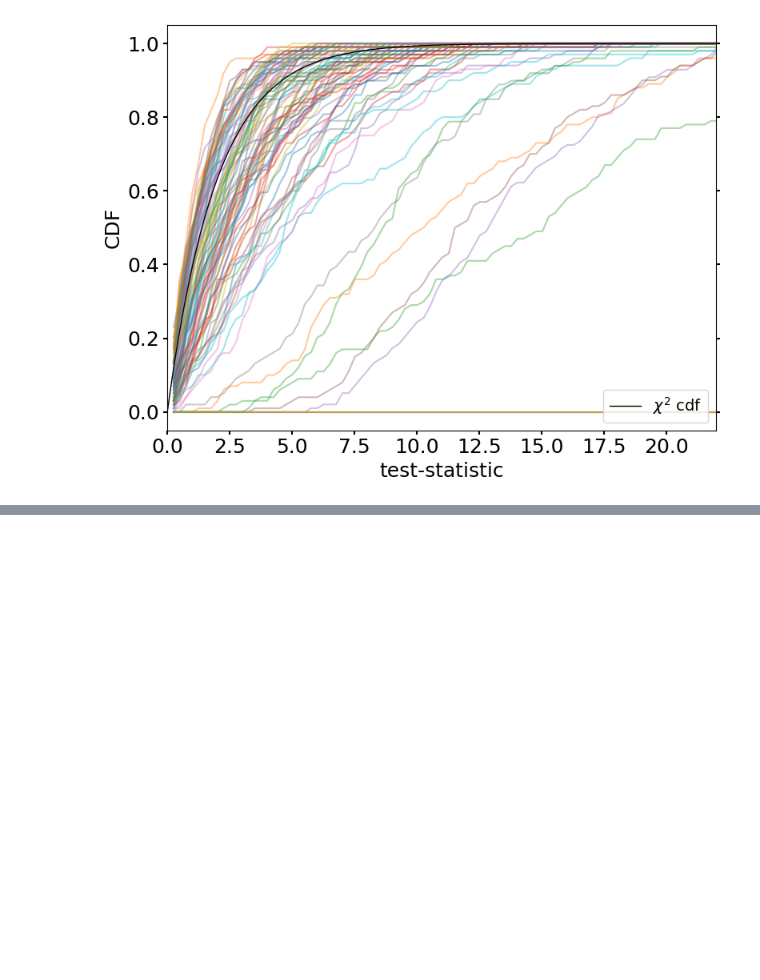
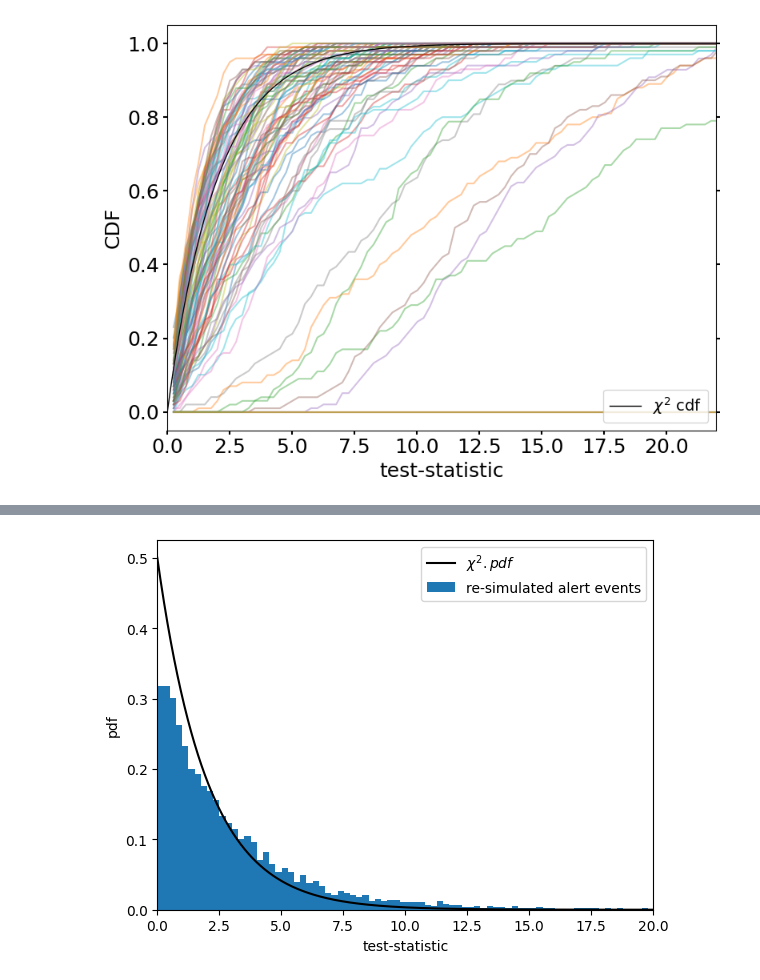
Before and after one commit to rishibbdb/TPN_DeV, a Jupyter notebook: dev/notebooks/test_statistics.ipynb, the cells around one changed output, grey strips where cells are left out. Drawn from its saved outputs; the diff is of its cells as text; code cells hidden in the pictures; blank space fills up the shorter version.

```diff
--- a/dev/notebooks/test_statistics.ipynb
+++ b/dev/notebooks/test_statistics.ipynb
@@ -413,0 +426,14 @@ plt.show()
+# %%
+xvals = np.linspace(0.0, 20.0, 10000)
+yvals = chi2.pdf(xvals, 2)
+bins = np.linspace(0.0, 100, 400)
+plt.figure()
+plt.plot(xvals, yvals,  "k-", label = '$\chi^2.pdf$',)
+plt.hist(all, density=True, bins=bins, label='re-simulated alert events')
+plt.legend()
+plt.ylabel('pdf')
+plt.xlabel('test-statistic')
+plt.xlim([0.0, 20])
+plt.show()
+# %% [output]
+[figure, added]
```
Also changed, not shown: parts of 8 cells of this notebook.
